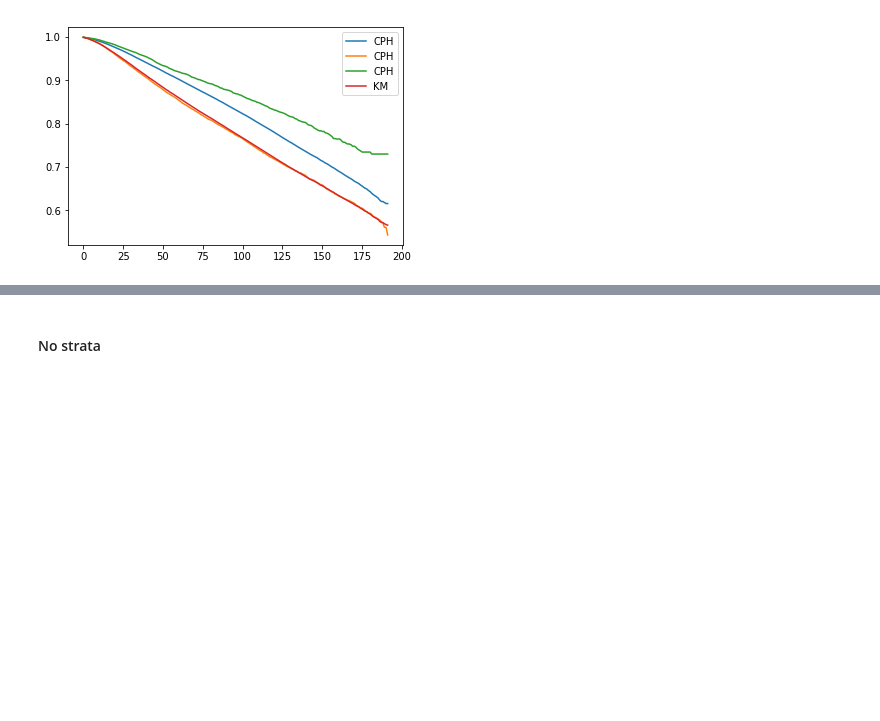
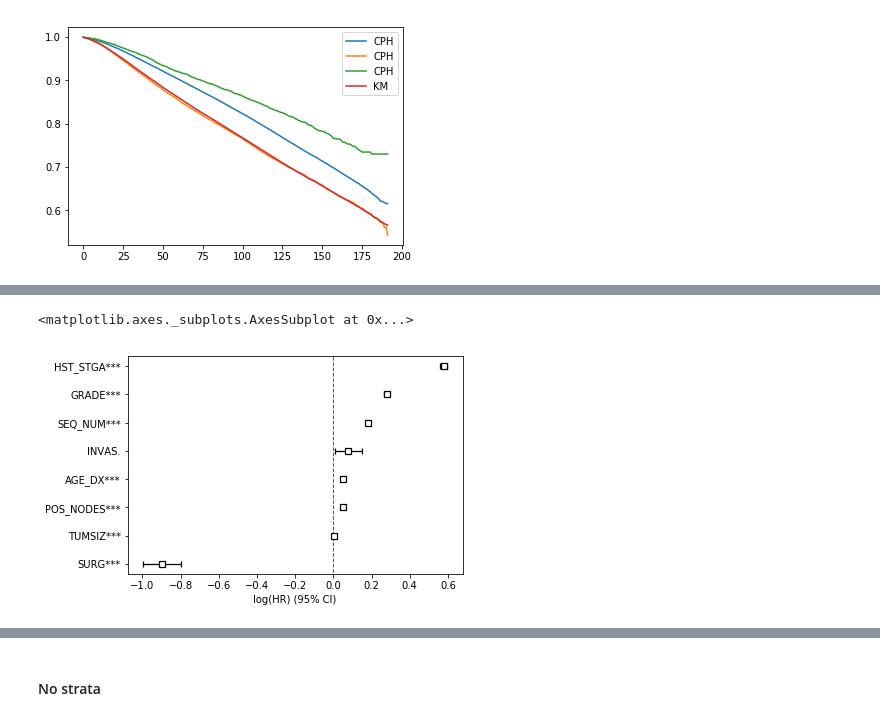
Before and after one commit to kbfreder/breast-cancer, a Jupyter notebook: SurvivalAnlaysis-01.ipynb, the cells around one changed output, grey strips where cells are left out. Drawn from its saved outputs; the diff is of its cells as text; code cells hidden in the pictures; blank space fills up the shorter version.

```diff
--- a/SurvivalAnlaysis-01.ipynb
+++ b/SurvivalAnlaysis-01.ipynb
@@ -124,0 +147,5 @@ cph.plot_covariate_groups('AGE_DX', range(40,70,5))
+# %%
+cph = CoxPHFitter()
+
+cph.fit(df=df.drop(columns=['RACE_WHITE', 'RACE_BLACK', 'RACE_OTHER', 'RACE_MOD']), duration_col='SRV_TIME_MON',
+        event_col='DEATH', strata='MAR_STAT_MOD', show_progress=True)
@@ -124,0 +184,5 @@ cph.plot_covariate_groups('AGE_DX', range(40,70,5))
+# %%
+cph.plot()
+# %% [output]
+<matplotlib.axes._subplots.AxesSubplot at 0x...>
+[figure, added]
```
Also changed, not shown: parts of 21 cells of this notebook.
